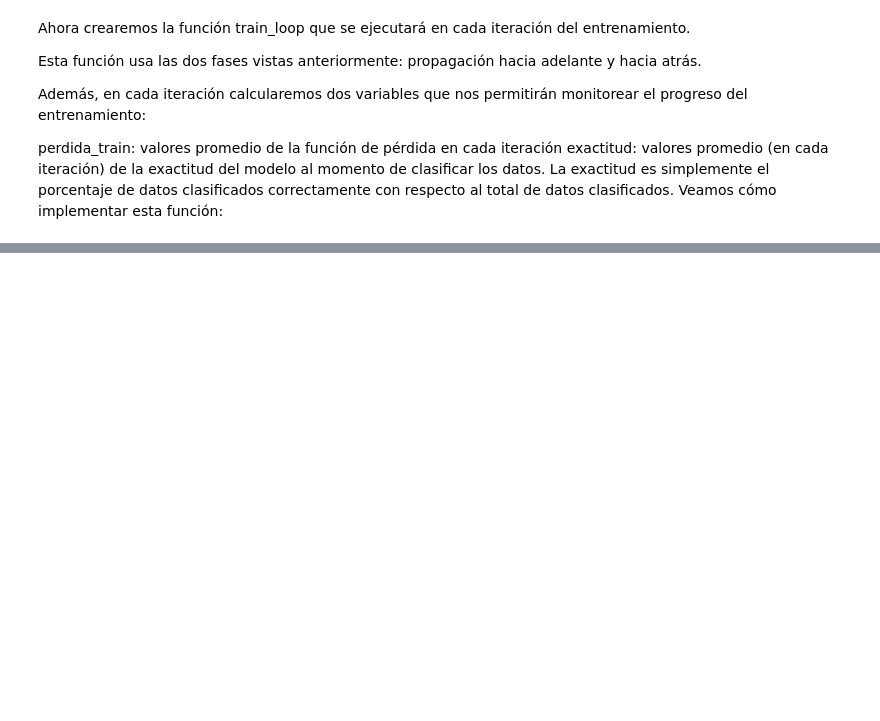
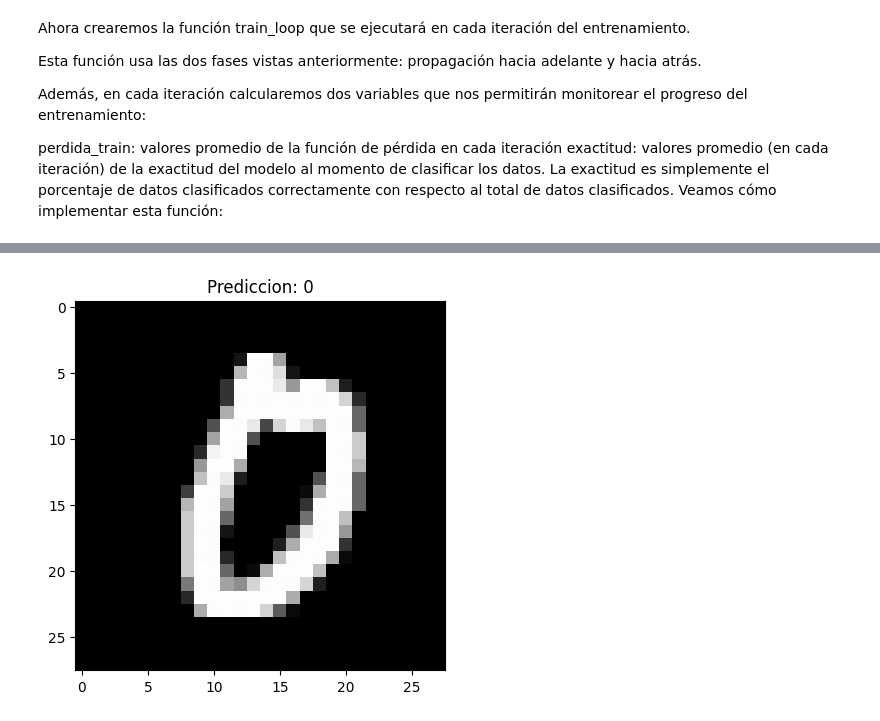
Before and after one commit to Ivo196/number-pytorch, a Jupyter notebook: model.ipynb, the cells around one changed output, grey strips where cells are left out. Drawn from its saved outputs; the diff is of its cells as text; code cells hidden in the pictures; blank space fills up the shorter version.

Commit message:
model finished

```diff
--- a/model.ipynb
+++ b/model.ipynb
@@ -493,0 +523,8 @@ def train_loop(dataloader, model, loss_fn, optimizer):
+# %%
+for t in range(EPOCHS):
+    print(f'Iteracion {t+1}\n----------------------------------')
+    #Entrenamiento
+    train_loop(train_loader, modelo, fn_perdida, optimizador)
+    # Validacion
+    val_loop(val_loader, modelo, fn_perdida)
+print("Entrenamiento finalizado")
@@ -493,0 +566,16 @@ def train_loop(dataloader, model, loss_fn, optimizer):
+# %%
+def predecir(modelo, img):
+    # Muevo la imagen al mismo dispositivo que el modelo
+    img = img.to(device)
+    # Generar predicciones
+    logits = modelo(img)
+    y_pred = logits.argmax(1).item()
+
+    # Mostramos las imágenes y la predicción
+    plt.imshow(img.cpu().squeeze(0), cmap='gray')
+    plt.title(f'Prediccion: {y_pred}')
+# %%
+img, lbl = test[1]
+predecir(modelo, img)
+# %% [output]
+[figure, added]
```
Also changed, not shown: parts of 8 cells of this notebook.
